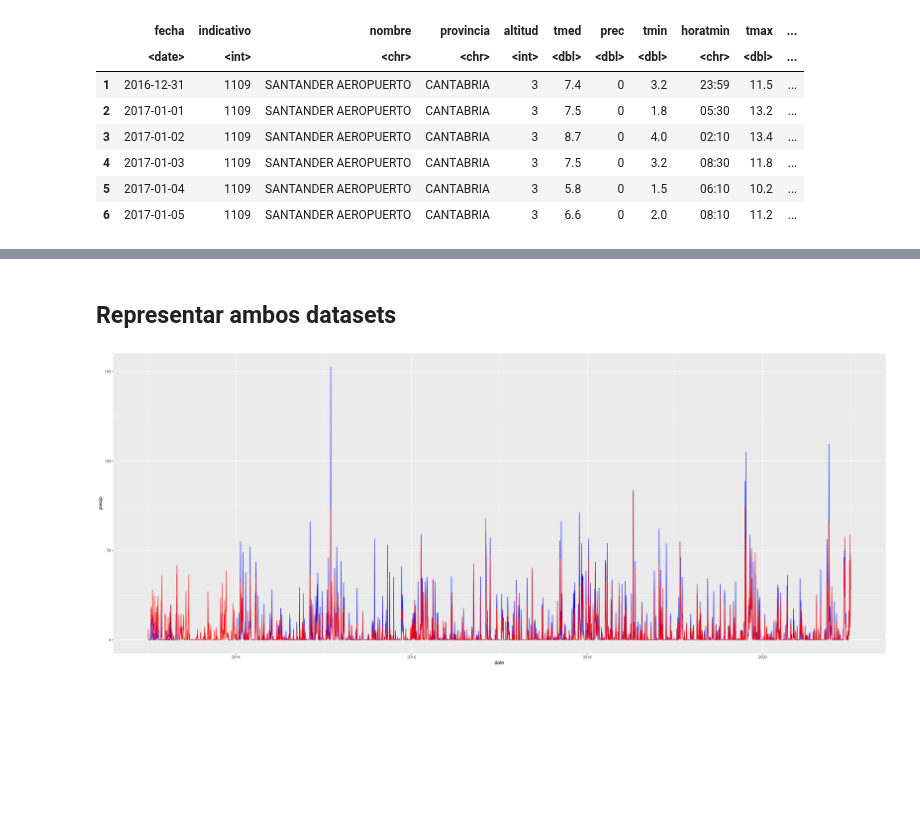
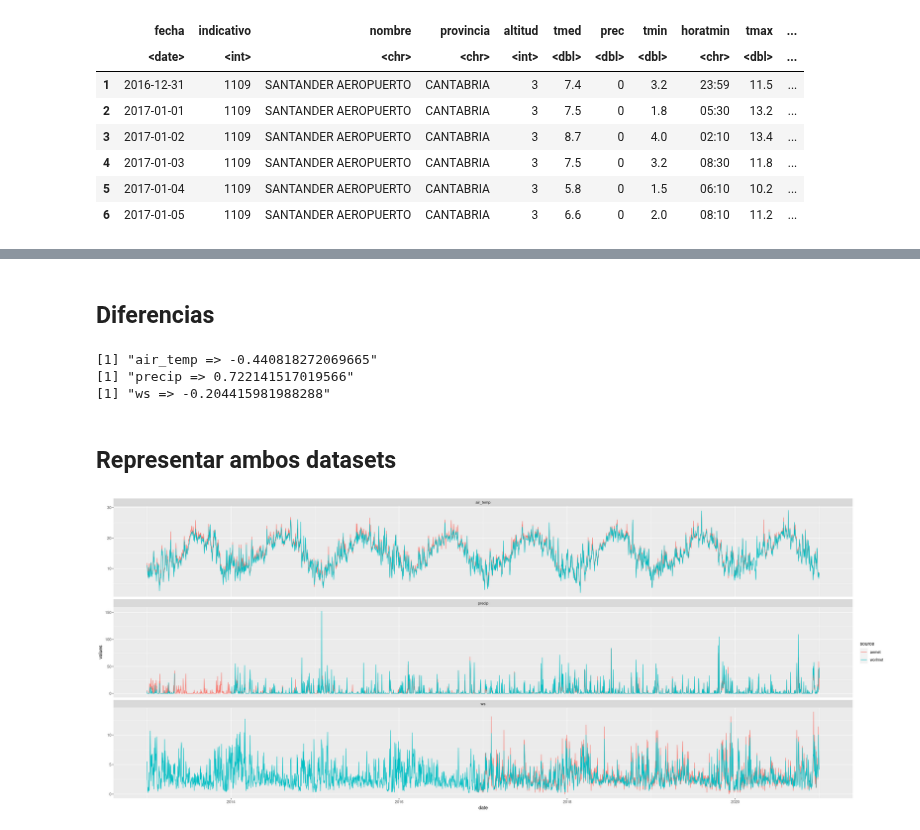
Before and after one commit to Jaimedgp/AirQualityCOVID, a Jupyter notebook: notebooks/Curation/Meteo/worldmet_AEMET.ipynb, the cells around one changed output, grey strips where cells are left out. Cells and saved outputs as stored; diff of their text form; code cells hidden in the pictures; blank space fills up the shorter version.

Commit message:
Compare AEMET data vs worldmet

```diff
--- a/notebooks/Curation/Meteo/worldmet_AEMET.ipynb
+++ b/notebooks/Curation/Meteo/worldmet_AEMET.ipynb
@@ -52,19 +56,22 @@ A tibble: 6 × 25
 # %%
 dataMto$date <- as_date(floor_date(dataMto$date, unit="day"))
+new.df <- data.frame()
 
-new.df <- aggregate(dataMto[, "air_temp"],
-                    by=list(date=dataMto$date), mean, na.rm=TRUE)
+for (nm in variables.wmt) {
+    means.dy <- aggregate(dataMto[,nm],
+                          by=list(date=dataMto$date), mean, na.rm=TRUE)
 
-for (nm in c("ws", "atmos_pres", "precip")) {
-    new.df <- merge(new.df,
-                    aggregate(dataMto[,nm],
-                              by=list(date=dataMto$date), mean, na.rm=TRUE),
-                    by = "date",
-                    all.x = TRUE, all.y = TRUE
+    new.df <- rbind(new.df,
+                    data.frame(date=means.dy$date,
+                               source=rep("worlmet", nrow(means.dy)),
+                               variable=rep(nm, nrow(means.dy)),
+                               values=means.dy[, nm])
                    )
 }
 # %% [markdown]
 ## Datos de AEMET
+# %%
+variables.aemet <- c("tmed", "velmedia", "prec")
 # %%
 data.aemet <- read.csv("data/AEMET/prueba.csv")
 data.aemet$fecha <- ymd(data.aemet$fecha)
@@ -102,0 +89,16 @@ A data.frame: 6 × 8
+# %%
+new.df.aemet <- data.frame()
+
+for (i in 1:length(variables.aemet)) {
+
+    new.df.aemet <- rbind(new.df.aemet,
+                    data.frame(date=data.aemet$fecha,
+                               source=rep("aemet",
+                                          length(data.aemet[, "fecha"])),
+                               variable=rep(variables.wmt[i],
+                                            length(data.aemet[, "fecha"])),
+                               values=data.aemet[, variables.aemet[i]])
+                   )
+}
+
+head(new.df.aemet)
@@ -102,0 +117,4 @@ A data.frame: 6 × 8
+# %%
+all.meteo <- rbind(new.df, new.df.aemet)
+
+head(all.meteo)
@@ -103,9 +131,26 @@ A data.frame: 6 × 8
+# %% [markdown]
+## Diferencias
+# %%
+for (var in levels(as.factor(all.meteo$variable))) {
+    data.1 <- all.meteo[all.meteo$source == "worlmet" &
+                        all.meteo$variable == var, c("date", "values")]
+    data.2 <- all.meteo[all.meteo$source == "aemet" &
+                        all.meteo$variable == var, c("date", "values")]
+
+    diff <- merge(data.1, data.2,
+                  by = "date", all.x=T, all.y=T)
+
+    print(paste(var, mean((diff$values.x - diff$values.y), na.rm=TRUE), sep=" => "))
+}
+# %% [output]
+[1] "air_temp => -0.440818272069665"
+[1] "precip => 0.722141517019566"
+[1] "ws => -0.204415981988288"
 # %% [markdown]
 ## Representar ambos datasets
-# %%
-ggplot(data=diff.df) +
-    geom_line(aes(x=date, y=precip), color="blue") +
-    geom_line(aes(x=date, y=as.numeric(prec)), color="red")# +
-    #geom_line(aes(x=date, y=diff+mean()), color="green")
-# %% [output]
-[figure, removed]
+# %%
+ggplot(data=all.meteo) +
+    geom_line(aes(x=date, y=values, color=source)) +
+facet_wrap(~variable, ncol=1, scales = "free_y")
+# %% [output]
+[figure, added]
```
Also changed, not shown: parts of 9 cells of this notebook.
